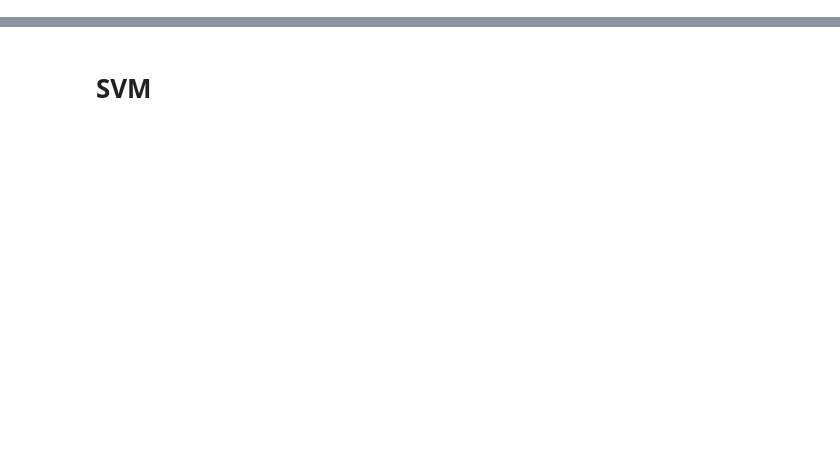
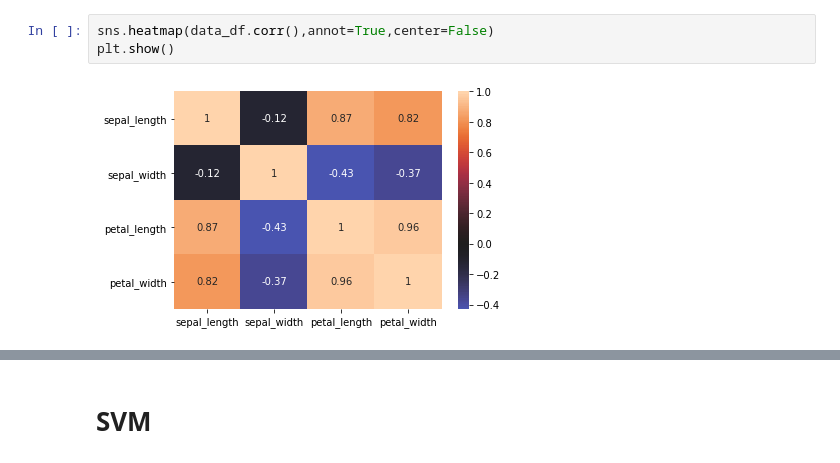
Before and after one commit to AlimamHu/Iris-Flowers-Classification-ML-Project, a Jupyter notebook: iris_flowes_classification_.ipynb, the cells around one changed output, grey strips where cells are left out. Saved outputs shown, nothing was run; the diff lists cells and outputs as text; blank space fills up the shorter version.

```diff
--- a/iris_flowes_classification_.ipynb
+++ b/iris_flowes_classification_.ipynb
@@ -235,0 +53,5 @@ xtest.shape
+# %%
+sns.heatmap(data_df.corr(),annot=True,center=False)
+plt.show()
+# %% [output]
+[figure, added]
```
Also changed, not shown: parts of 129 cells of this notebook.
